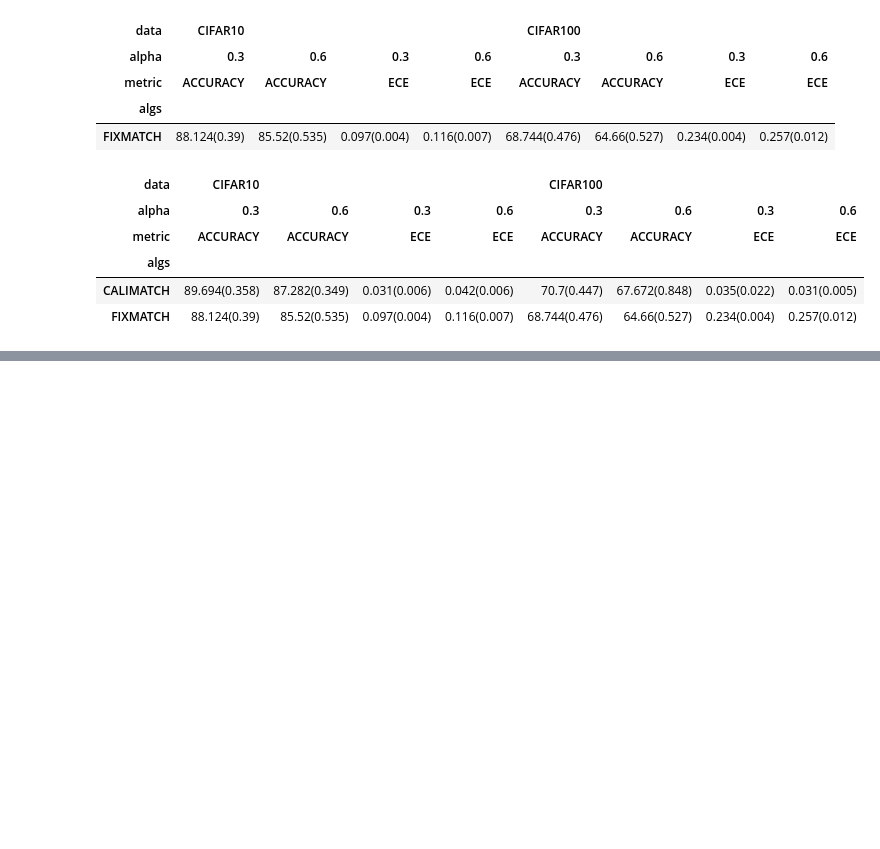
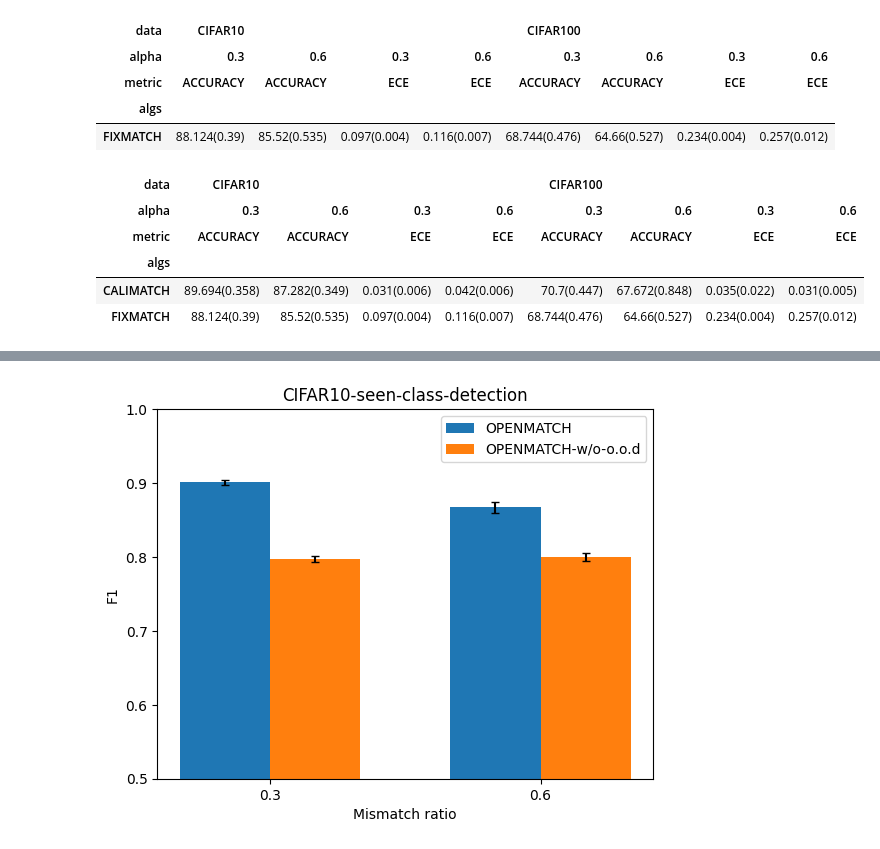
Before and after one commit to bogus215/SafeSSL-Calibration, a Jupyter notebook: jupyters/performance.ipynb, the cells around one changed output, grey strips where cells are left out. Cells and saved outputs as stored; diff of their text form; code cells hidden in the pictures; blank space fills up the shorter version.

```diff
--- a/jupyters/performance.ipynb
+++ b/jupyters/performance.ipynb
@@ -169,0 +278,40 @@ pandas.pivot(results, columns=['data','alpha','metric'], values='value', index='
+# %%
+import matplotlib.pyplot as plt
+
+data = {
+    'CIFAR10': [0.3, 0.6],
+    'alpha': ['0.3', '0.6'],
+    'OPENMATCH': [0.901,0.867],
+    'OPENMATCH-w/o-ood': [0.797, 0.800],
+}
+
+error_data = {
+    'OPENMATCH': [0.003, 0.008],
+    'OPENMATCH-w/o-ood': [0.004, 0.005],
+}
+
+# Set the bar width
+bar_width = 0.1
+
+# Set the positions of bars on X-axis
+r1 = [0,0.3]
+r2 = [x + bar_width for x in r1]
+
+# Create the bar chart
+plt.bar(r1, data['OPENMATCH'], yerr=error_data['OPENMATCH'], width=bar_width, label='OPENMATCH', capsize=3)
+plt.bar(r2, data['OPENMATCH-w/o-ood'], yerr=error_data['OPENMATCH-w/o-ood'], width=bar_width, label='OPENMATCH-w/o-o.o.d', capsize=3)
+
+# Add labels to the chart
+plt.xlabel('Mismatch ratio')
+plt.ylabel('F1')
+plt.xticks([(r1_+r2_)/2 for r1_,r2_ in zip(r1,r2)], data['alpha'])
+
+# Add legend
+plt.legend()
+plt.title('CIFAR10-seen-class-detection')
+plt.ylim(0.5,1)
+
+# Show the plot
+plt.show()
+# %% [output]
+[figure, added]
```
Also changed, not shown: parts of 6 cells of this notebook.
